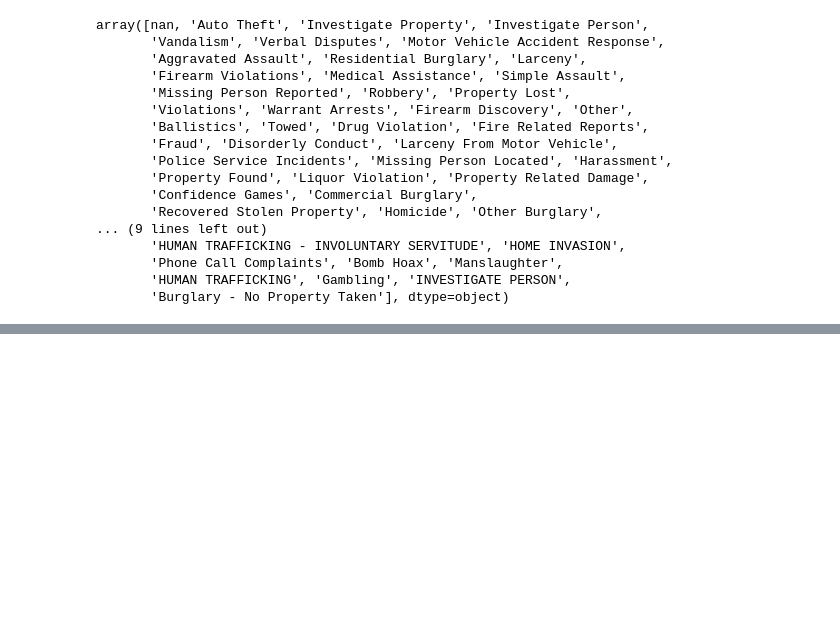
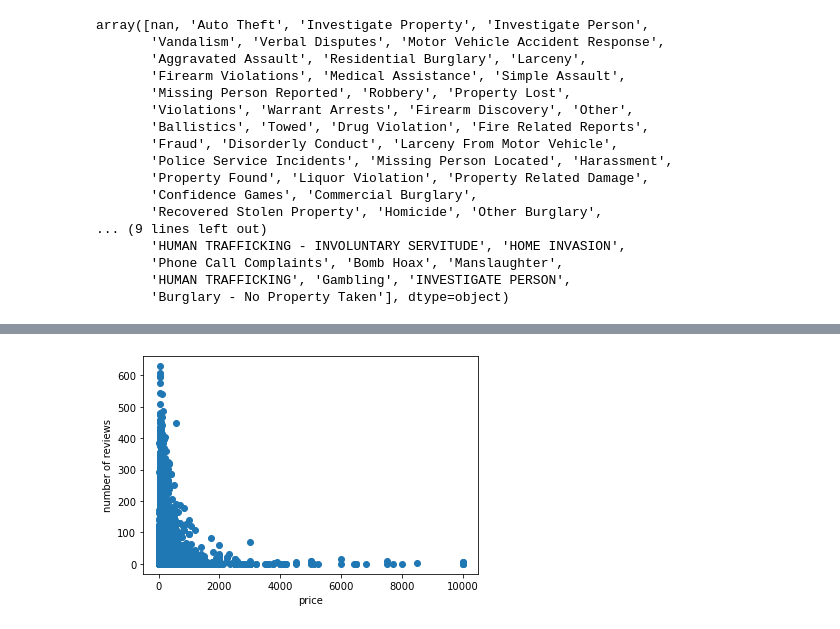
Before and after one commit to vaecole/Courses, a Jupyter notebook: DS/Crime.ipynb, the cells around one changed output, grey strips where cells are left out. Saved outputs shown, nothing was run; the diff lists cells and outputs as text; code cells hidden in the pictures; blank space fills up the shorter version.

```diff
--- a/DS/Crime.ipynb
+++ b/DS/Crime.ipynb
@@ -87,0 +113,7 @@ array([nan, 'Auto Theft', 'Investigate Property', 'Investigate Person',
+# %%
+plt.scatter(x=airbnb['price'], y=airbnb['number_of_reviews'])
+plt.xlabel('price')
+plt.ylabel('number of reviews')
+plt.show()
+# %% [output]
+[figure, added]
```
Also changed, not shown: parts of 7 cells of this notebook, 5 other files.
